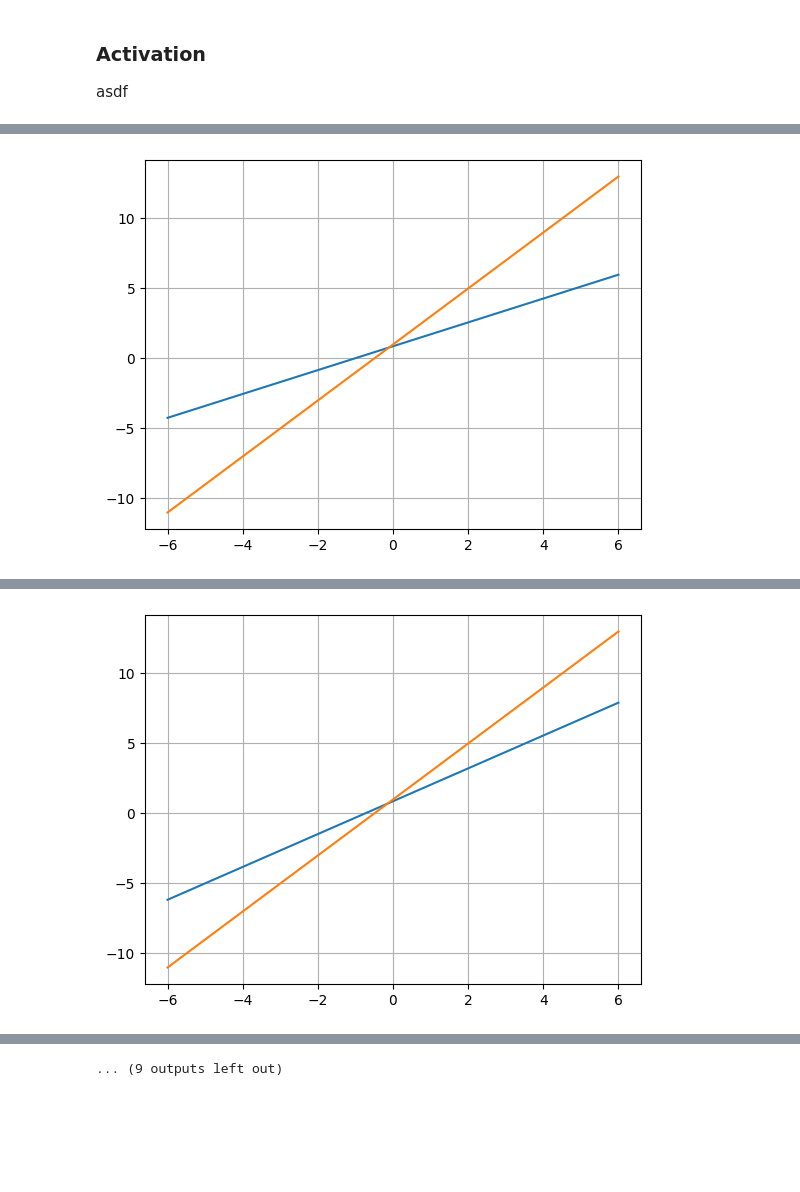
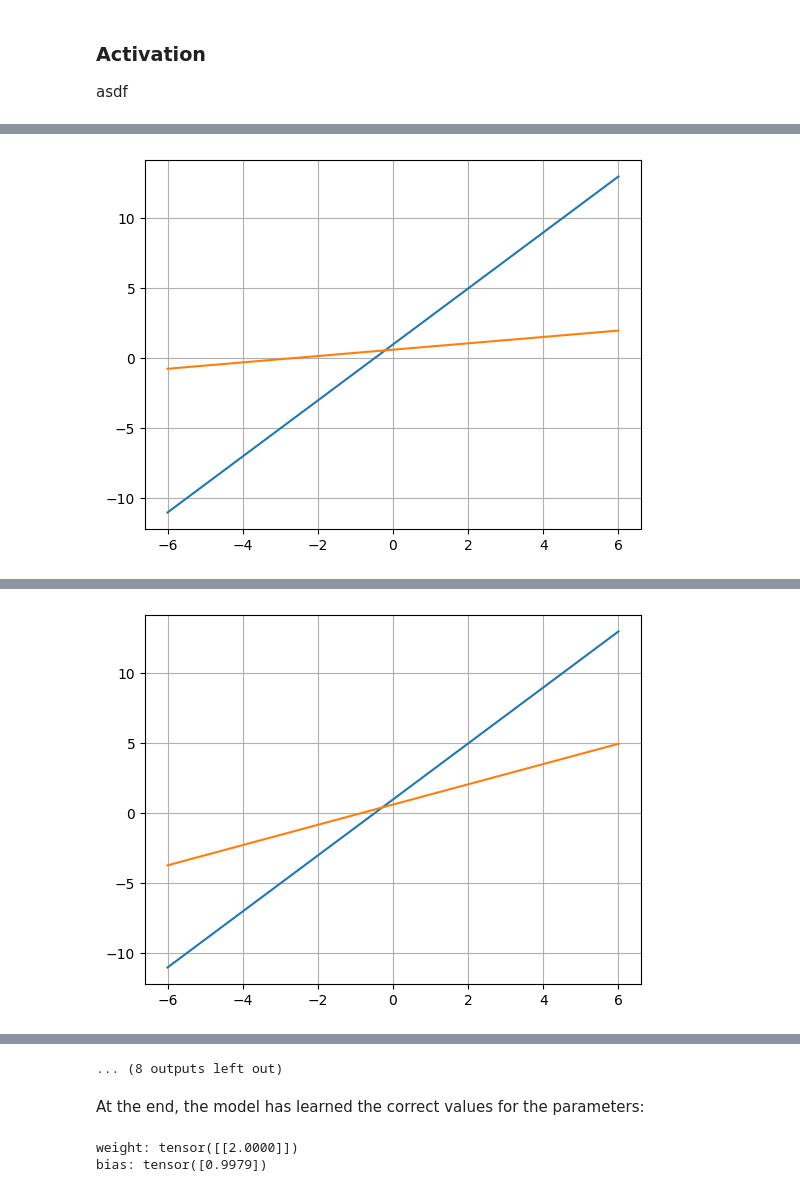
Before and after one commit to brianberns/PyTorchNotebook, a Jupyter notebook: PyTorch.ipynb, the cells around one changed output, grey strips where cells are left out. Drawn from its saved outputs; the diff is of its cells as text; code cells hidden in the pictures; blank space fills up the shorter version.

Commit message:
More work on model.

```diff
--- a/PyTorch.ipynb
+++ b/PyTorch.ipynb
@@ -314,0 +342,5 @@ plt.show()
+# %%
+# model, loss function, and optimizer
+model = nn.Linear(1, 1, bias = True)
+for (name, parm) in model.named_parameters():
+    print("{}: {}".format(name, parm.data))
@@ -315,27 +364,23 @@ plt.show()
 # %%
-# model, loss function, and optimizer
-model = nn.Linear(1, 1)
-lossFunc = nn.MSELoss()
-optimizer = torch.optim.SGD(model.parameters(), lr=0.01)
-
-# training loop
-for epoch in range(10):
+for epoch in range(257):
 
     # forward pass
     yPrediction = model(xBatch)
+
+    # calculate loss
     loss = lossFunc(yPrediction, yTarget)
-    print("Epoch {}, loss {}".format(epoch, loss))
-    with torch.no_grad():
-        plt.plot(xBatch, yPrediction)
-        plt.plot(xBatch, yTarget)
-    plt.grid()
-    plt.show()
+    if (epoch & (epoch-1) == 0):   # check for power of 2
+        print("Epoch {}, loss {}".format(epoch, loss))
+        with torch.no_grad():
+            plt.plot(xBatch, yTarget)
+            plt.plot(xBatch, yPrediction)
+        plt.grid()
+        plt.show()
 
     # backward pass
     optimizer.zero_grad()
     loss.backward()
+
+    # adjust parameters
     optimizer.step()
-
-for (name, parm) in model.named_parameters() :
-    print("{}: {}".format(name, parm.data))
 # %% [output]
@@ -343 +388 @@ Epoch 0, loss 18.468034744262695
-[figure, old version]
+[figure, new version]
@@ -345 +390 @@ Epoch 1, loss 9.581023216247559
-[figure, old version]
+[figure, new version]
@@ -354 +399,9 @@ Epoch 5, loss 0.7041168212890625
-... (9 outputs left out)
+... (8 outputs left out)
+# %% [markdown]
+At the end, the model has learned the correct values for the parameters:
+# %%
+for (name, parm) in model.named_parameters() :
+    print("{}: {}".format(name, parm.data))
+# %% [output]
+weight: tensor([[2.0000]])
+bias: tensor([0.9979])
```
Also changed, not shown: parts of 14 cells of this notebook.
